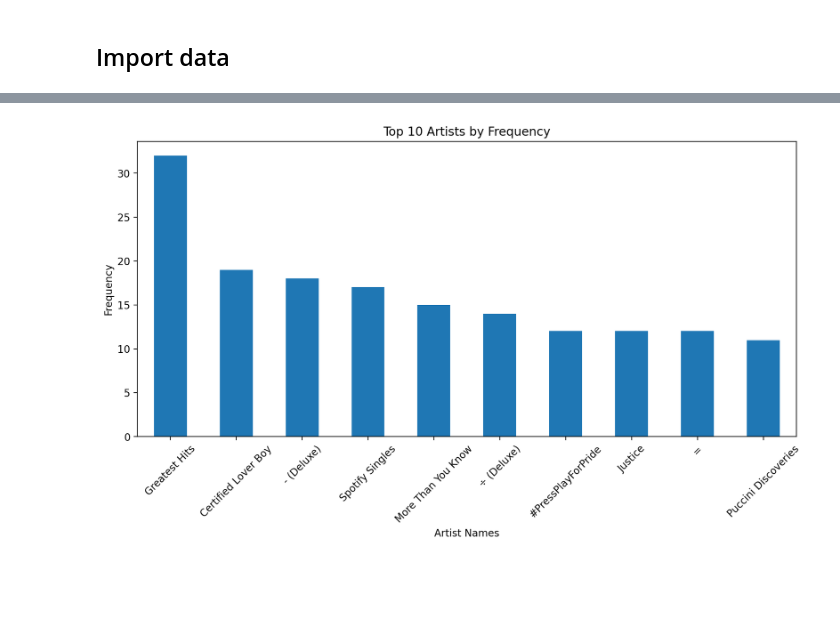
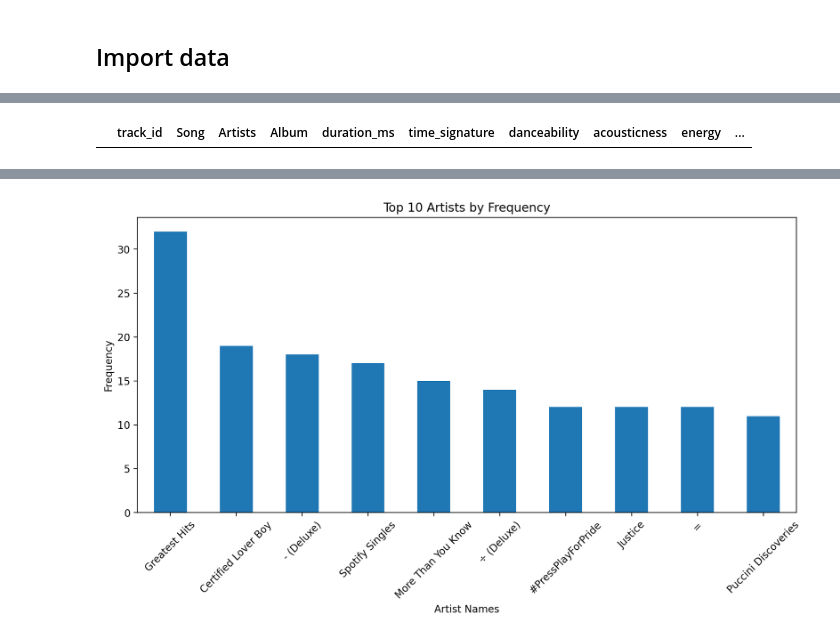
Before and after one commit to EthanFalcao/Spotify_Reccommendation_Algorithm, a Jupyter notebook: exploratory_data_analysis.ipynb, the cells around one changed output, grey strips where cells are left out. Drawn from its saved outputs; the diff is of its cells as text; code cells hidden in the pictures; blank space fills up the shorter version.

```diff
--- a/exploratory_data_analysis.ipynb
+++ b/exploratory_data_analysis.ipynb
@@ -43,0 +84,5 @@ df_test.info()
+# %%
+filtered_df = df[df['Album'] == 'For All The Dogs']
+filtered_df
+# %% [output]
+|  | track_id | Song | Artists | Album | duration_ms | time_signature | danceability | acousticness | energy | ... |
```
Also changed, not shown: parts of 10 cells of this notebook, 3 other files.
